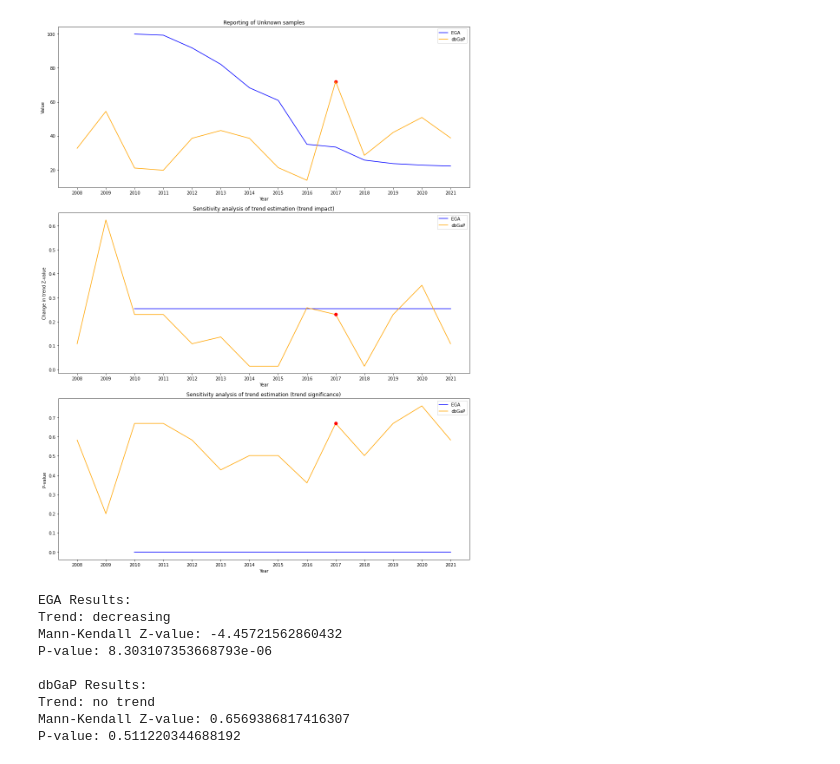
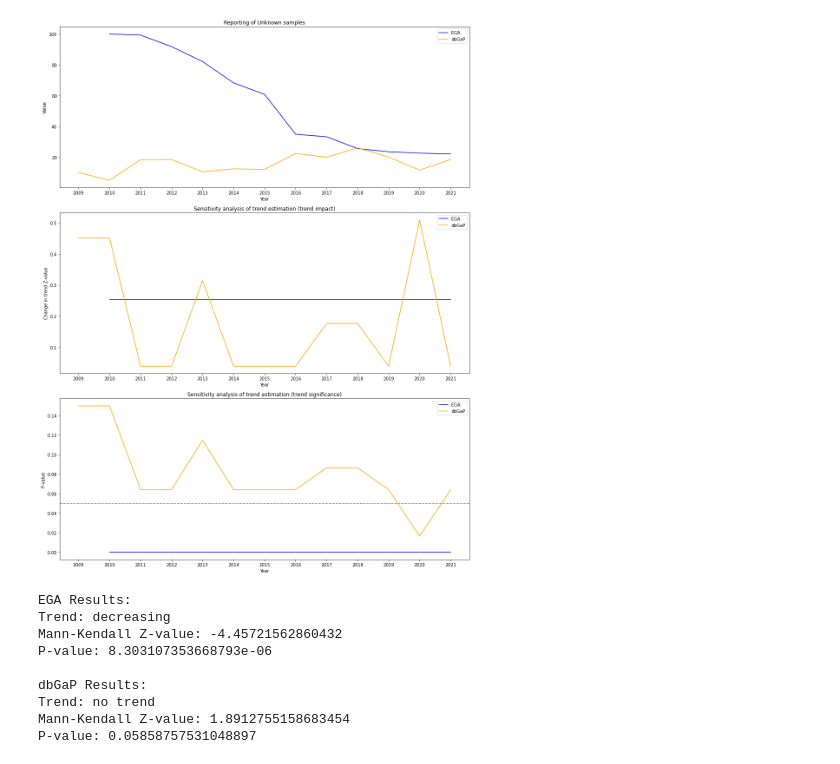
Before and after one commit to social-link-analytics-group-bsc/biohackathon-project-35, a Jupyter notebook: code_figures/figureS15.ipynb, the cells around one changed output. Cells and saved outputs as stored; diff of their text form; code cells hidden in the pictures.

```diff
--- a/code_figures/figureS15.ipynb
+++ b/code_figures/figureS15.ipynb
@@ -7,10 +7,10 @@ from pandas.tseries.offsets import YearEnd
 import pymannkendall as mk
 # %%
 ega = pd.read_csv("all_EGA_samples.txt", parse_dates=["date_study"], sep=';')
-dbgap = pd.read_csv("summary_fourth.csv", parse_dates=["date"])
+dbgap = pd.read_csv("dbgap_may2024.csv", parse_dates=["year"])
 
 ega['year'] = ega['date_study'].dt.year
-dbgap['year'] = dbgap['date'].dt.year
+dbgap['year'] = dbgap['year'].dt.year
 
 # dbgap percentages
 grouped = dbgap.groupby('year').agg({'male': 'sum', 'female': 'sum', 'unknown': 'sum'})
@@ -57,7 +57,7 @@ def identify_outliers(data):
     if mad == 0:
         return np.zeros_like(data, dtype=bool)
     modified_z_score = 0.6745 * diff / mad
-    return modified_z_score > 2 # lowered to be less conservative
+    return modified_z_score > 3.5
 
 def sensitivity_analysis(time_series):
     valid_indices = ~np.isnan(time_series)
@@ -84,34 +84,36 @@ for column in ['EGA', 'dbGaP']:
     impacts, p_values, test_result = sensitivity_analysis(df[column].values)
     outliers = identify_outliers(df[column].values)
     results[column] = {'impacts': impacts, 'p_values': p_values, 'outliers': outliers, 'test_result': test_result}
 
 # Plotting
 fig, ax = plt.subplots(3, 1, figsize=(14, 18))
 colors = ['blue', 'orange']
 for i, (column, result) in enumerate(results.items()):
     ax[0].plot(df['Year'], df[column], label=column, color=colors[i])
     ax[0].scatter(df['Year'][result['outliers']], df[column][result['outliers']], color='red', s=50)
     ax[1].plot(df['Year'], result['impacts'], label=column, color=colors[i])
     ax[1].scatter(df['Year'][result['outliers']], result['impacts'][result['outliers']], color='red', s=50, zorder=5)
     ax[2].plot(df['Year'], result['p_values'], label=column, color=colors[i])
     ax[2].scatter(df['Year'][result['outliers']], result['p_values'][result['outliers']], color='red', s=50, zorder=5)
 
 titles = ['Reporting of Unknown samples', 'Sensitivity analysis of trend estimation (trend impact)', 'Sensitivity analysis of trend estimation (trend significance)']
 for i in range(3):
     ax[i].set_title(titles[i])
     ax[i].set_xlabel('Year')
     ax[i].set_ylabel(['Value', 'Change in trend Z-value', 'P-value'][i])
     ax[i].legend()
     ax[i].set_xticks(df['Year'].unique())
 
+ax[2].axhline(0.05, linestyle='--',color='grey')
+
 plt.tight_layout()
 plt.savefig('sensitivity_analysis.png', dpi=300)
 plt.show()
 
 for column, result in results.items():
     print(f"{column} Results:\nTrend: {result['test_result'].trend}\nMann-Kendall Z-value: {result['test_result'].z}\nP-value: {result['test_result'].p}\n")
 # %% [output]
-[figure, old version]
+[figure, new version]
 EGA Results:
 Trend: decreasing
 Mann-Kendall Z-value: -4.45721562860432
@@ -119,5 +121,5 @@ P-value: 8.303107353668793e-06
 
 dbGaP Results:
 Trend: no trend
-Mann-Kendall Z-value: 0.6569386817416307
-P-value: 0.511220344688192
+Mann-Kendall Z-value: 1.8912755158683454
+P-value: 0.05858757531048897
```
